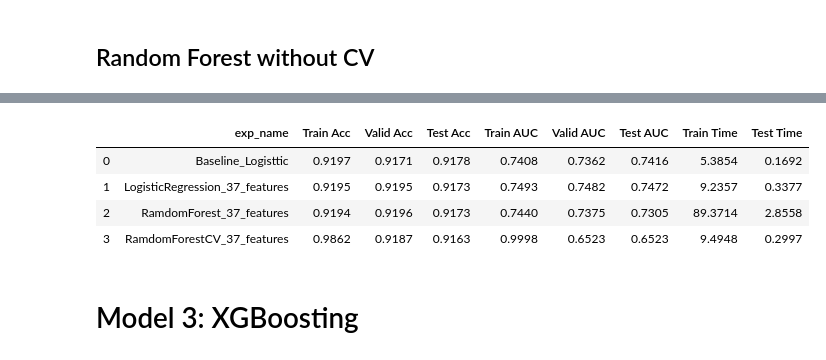
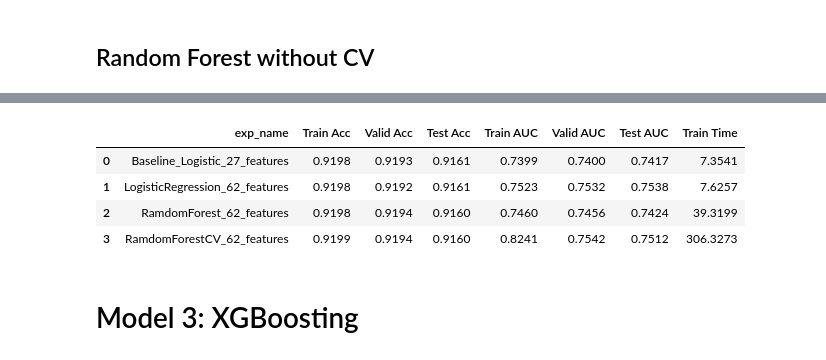
Before and after one commit to kpimparkar/SP20_AML_Project, a Jupyter notebook: Group11_Phase2_Notebook.ipynb, the cells around one changed output, grey strips where cells are left out. Saved outputs shown, nothing was run; the diff lists cells and outputs as text; code cells hidden in the pictures.

Commit message:
added random forest after Ketan's 62 features

```diff
--- a/Group11_Phase2_Notebook.ipynb
+++ b/Group11_Phase2_Notebook.ipynb
@@ -2218,7 +2260,6 @@ data_prep_pipeline = FeatureUnion(transformer_list=[
 from time import time
 start = time()
 
-# %%time
 np.random.seed(42)
 full_pipeline_with_predictor = Pipeline([
         ("preparation", data_prep_pipeline),
@@ -2226,7 +2267,7 @@ full_pipeline_with_predictor = Pipeline([
     ])
 
 
-model = full_pipeline_with_predictor.fit(X_train, y_train)
+model_1 = full_pipeline_with_predictor.fit(X_train, y_train)
 train_time = np.round(time() - start, 4)
 # %%
 from sklearn.metrics import accuracy_score, roc_auc_score
@@ -2270,7 +2306,7 @@ full_pipeline_with_predictor = Pipeline([
     ])
 
 
-model = full_pipeline_with_predictor.fit(X_train, y_train)
+model_2 = full_pipeline_with_predictor.fit(X_train, y_train)
 
 train_time = np.round(time() - start, 4)
 # %%
@@ -2303,7 +2334,4 @@ expLog
 # %%
-from sklearn.ensemble import RandomForestClassifier
-# rnd_clf = RandomForestClassifier(n_estimators=500, max_leaf_nodes=20, n_jobs=-1, random_state=42)
-
 from sklearn.model_selection import RandomizedSearchCV
 from sklearn.ensemble import RandomForestClassifier
 from tempfile import mkdtemp
@@ -2315,23 +2343,25 @@ start = time()
 full_pipeline_with_predictor = Pipeline([
         ("preparation", data_prep_pipeline),
         ("RandomForest", RandomForestClassifier())  # iterations=100,learning_rate=0.03,
-    ], memory=None)
+    ])
 
 
 params = {
-    'RandomForest__n_estimators': list(range(300)),
-    'RandomForest__min_samples_split': list(range(2,10)),
-    'RandomForest__max_depth': list(range(5,50))
+    'RandomForest__n_estimators': [100],
+#     'RandomForest__min_samples_split': list(range(2,10)),
+    'RandomForest__max_depth': [5,10,15,20],
+#     'RandomForest__max_features': [5,7,9]
 }
 
 
 rnd_clf = RandomizedSearchCV(full_pipeline_with_predictor, params,
-                              n_iter=15, cv = 5,
+#                               n_iter=15,
+#                               cv = 10,
                               scoring='roc_auc',
                               random_state=42, verbose=2,
-                              n_jobs=-1)
+                              n_jobs=6)
 
 
-model = full_pipeline_with_predictor.fit(X_train, y_train)
-
+cv_fit = rnd_clf.fit(X_train, y_train)
+model_3 = cv_fit.best_estimator_
 train_time = np.round(time() - start, 4)
@@ -2338,27 +2373,22 @@ train_time = np.round(time() - start, 4)
 # %%
-start = time()
-y_predict=model.predict(X_test)
-test_time = np.round(time() - start, 4)
-
 exp_name = f"RamdomForestCV_{len(selected_features)}_features"
 expLog.loc[len(expLog)] = [f"{exp_name}"] + list(np.round(
-               [accuracy_score(y_train, model.predict(X_train)),
-                accuracy_score(y_valid, model.predict(X_valid)),
-                accuracy_score(y_test, y_predict),
-                roc_auc_score(y_train, model.predict_proba(X_train)[:, 1]),
-                roc_auc_score(y_valid, model.predict_proba(X_valid)[:, 1]),
-                roc_auc_score(y_test, model.predict_proba(X_test)[:, 1]),
-                train_time,
-                test_time,
+               [accuracy_score(y_train, model_3.predict(X_train)),
+                accuracy_score(y_valid, model_3.predict(X_valid)),
+                accuracy_score(y_test, model_3.predict(X_test)),
+                roc_auc_score(y_train, model_3.predict_proba(X_train)[:, 1]),
+                roc_auc_score(y_valid, model_3.predict_proba(X_valid)[:, 1]),
+                roc_auc_score(y_test, model_3.predict_proba(X_test)[:, 1]),
+                train_time
                 ],4))
 
 expLog
 # %% [output]
-|  | exp_name | Train Acc | Valid Acc | Test Acc | Train AUC | Valid AUC | Test AUC | Train Time | Test Time |
-| 0 | Baseline_Logisttic | 0.9197 | 0.9171 | 0.9178 | 0.7408 | 0.7362 | 0.7416 | 5.3854 | 0.1692 |
-| 1 | LogisticRegression_37_features | 0.9195 | 0.9195 | 0.9173 | 0.7493 | 0.7482 | 0.7472 | 9.2357 | 0.3377 |
-| 2 | RamdomForest_37_features | 0.9194 | 0.9196 | 0.9173 | 0.7440 | 0.7375 | 0.7305 | 89.3714 | 2.8558 |
-| 3 | RamdomForestCV_37_features | 0.9862 | 0.9187 | 0.9163 | 0.9998 | 0.6523 | 0.6523 | 9.4948 | 0.2997 |
+|  | exp_name | Train Acc | Valid Acc | Test Acc | Train AUC | Valid AUC | Test AUC | Train Time |
+| 0 | Baseline_Logistic_27_features | 0.9198 | 0.9193 | 0.9161 | 0.7399 | 0.7400 | 0.7417 | 7.3541 |
+| 1 | LogisticRegression_62_features | 0.9198 | 0.9192 | 0.9161 | 0.7523 | 0.7532 | 0.7538 | 7.6257 |
+| 2 | RamdomForest_62_features | 0.9198 | 0.9194 | 0.9160 | 0.7460 | 0.7456 | 0.7424 | 39.3199 |
+| 3 | RamdomForestCV_62_features | 0.9199 | 0.9194 | 0.9160 | 0.8241 | 0.7542 | 0.7512 | 306.3273 |
 # %% [markdown]
 # Model 3: XGBoosting
 # %% [markdown]
```
Also changed, not shown: parts of 38 cells of this notebook.
